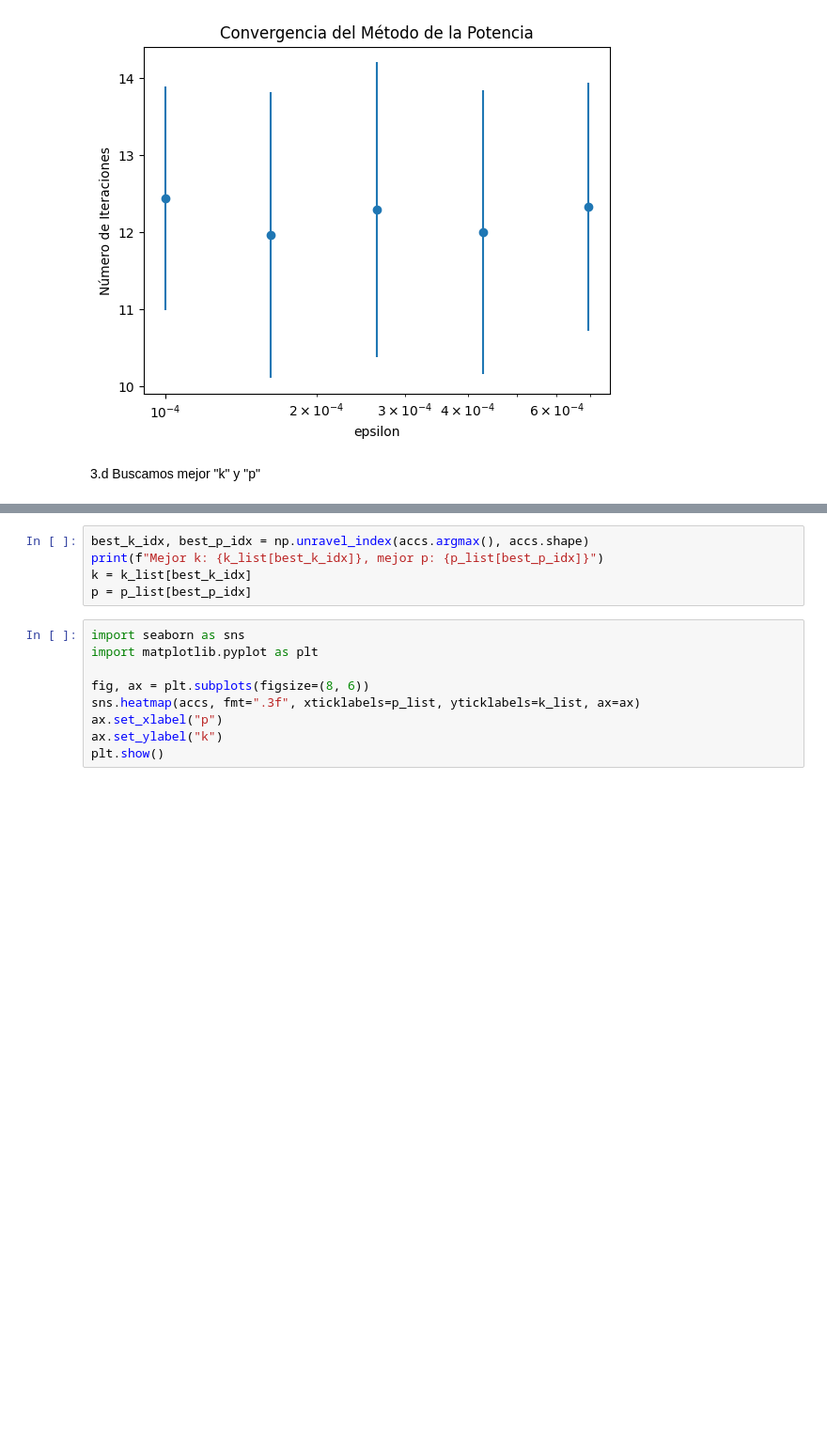
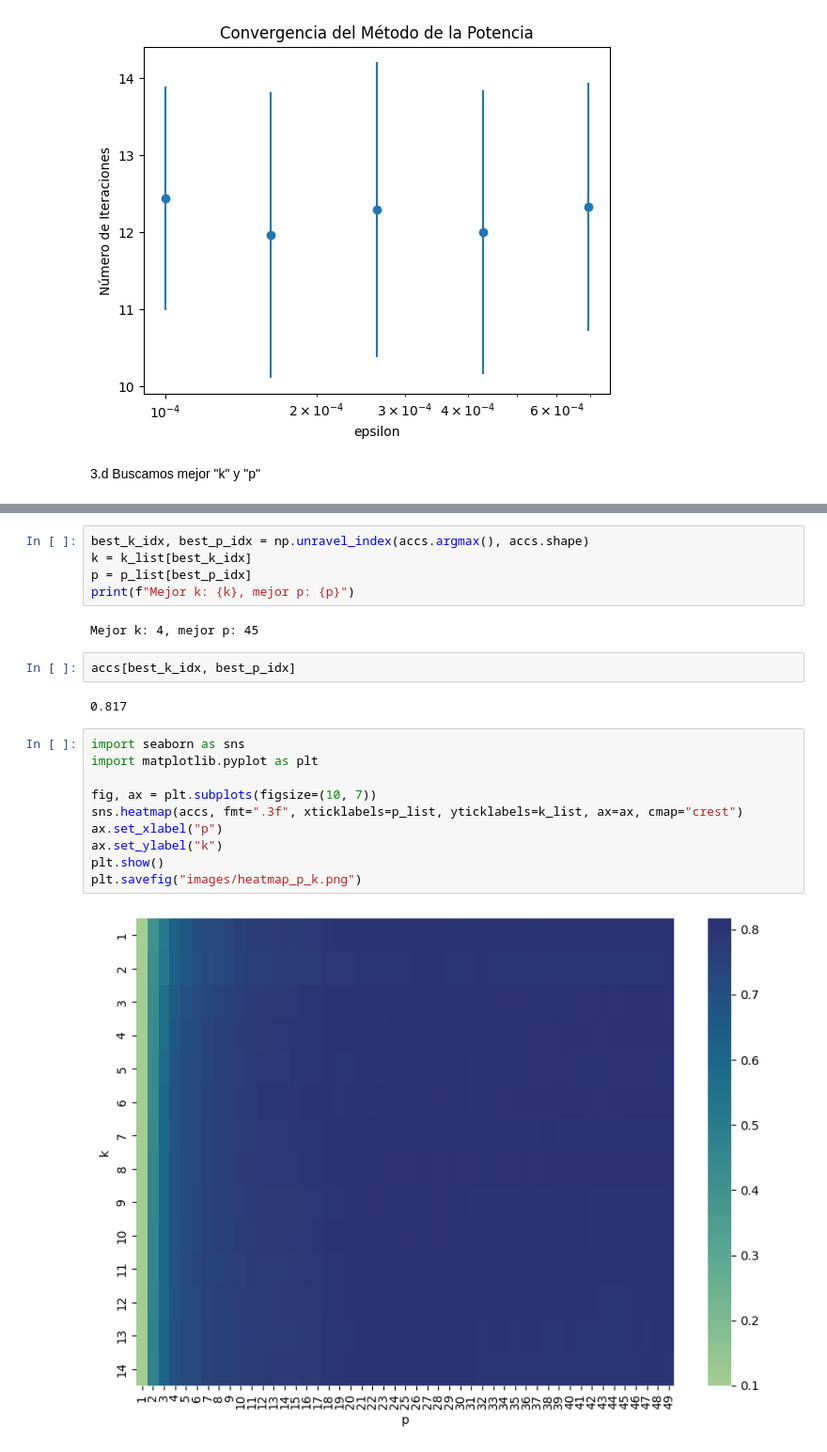
Before and after one commit to GonzaloConsoli/tp2-metodos, a Jupyter notebook: notebooks/tp2.ipynb, the cells around one changed output, grey strips where cells are left out. Shown: that part at 94% size. Cells and saved outputs as stored; diff of their text form; blank space fills up the shorter version.

```diff
--- a/notebooks/tp2.ipynb
+++ b/notebooks/tp2.ipynb
@@ -377,14 +376,23 @@ best_k_idx, best_p_idx = np.unravel_index(accs.argmax(), accs.shape)
 # %%
 best_k_idx, best_p_idx = np.unravel_index(accs.argmax(), accs.shape)
-print(f"Mejor k: {k_list[best_k_idx]}, mejor p: {p_list[best_p_idx]}")
 k = k_list[best_k_idx]
 p = p_list[best_p_idx]
+print(f"Mejor k: {k}, mejor p: {p}")
+# %% [output]
+Mejor k: 4, mejor p: 45
+# %%
+accs[best_k_idx, best_p_idx]
+# %% [output]
+0.817
 # %%
 import seaborn as sns
 import matplotlib.pyplot as plt
 
-fig, ax = plt.subplots(figsize=(8, 6))
-sns.heatmap(accs, fmt=".3f", xticklabels=p_list, yticklabels=k_list, ax=ax)
+fig, ax = plt.subplots(figsize=(10, 7))
+sns.heatmap(accs, fmt=".3f", xticklabels=p_list, yticklabels=k_list, ax=ax, cmap="crest")
 ax.set_xlabel("p")
 ax.set_ylabel("k")
 plt.show()
+plt.savefig("images/heatmap_p_k.png")
+# %% [output]
+[figure, added]
```
Also changed, not shown: parts of 8 cells of this notebook, 3 other files.
